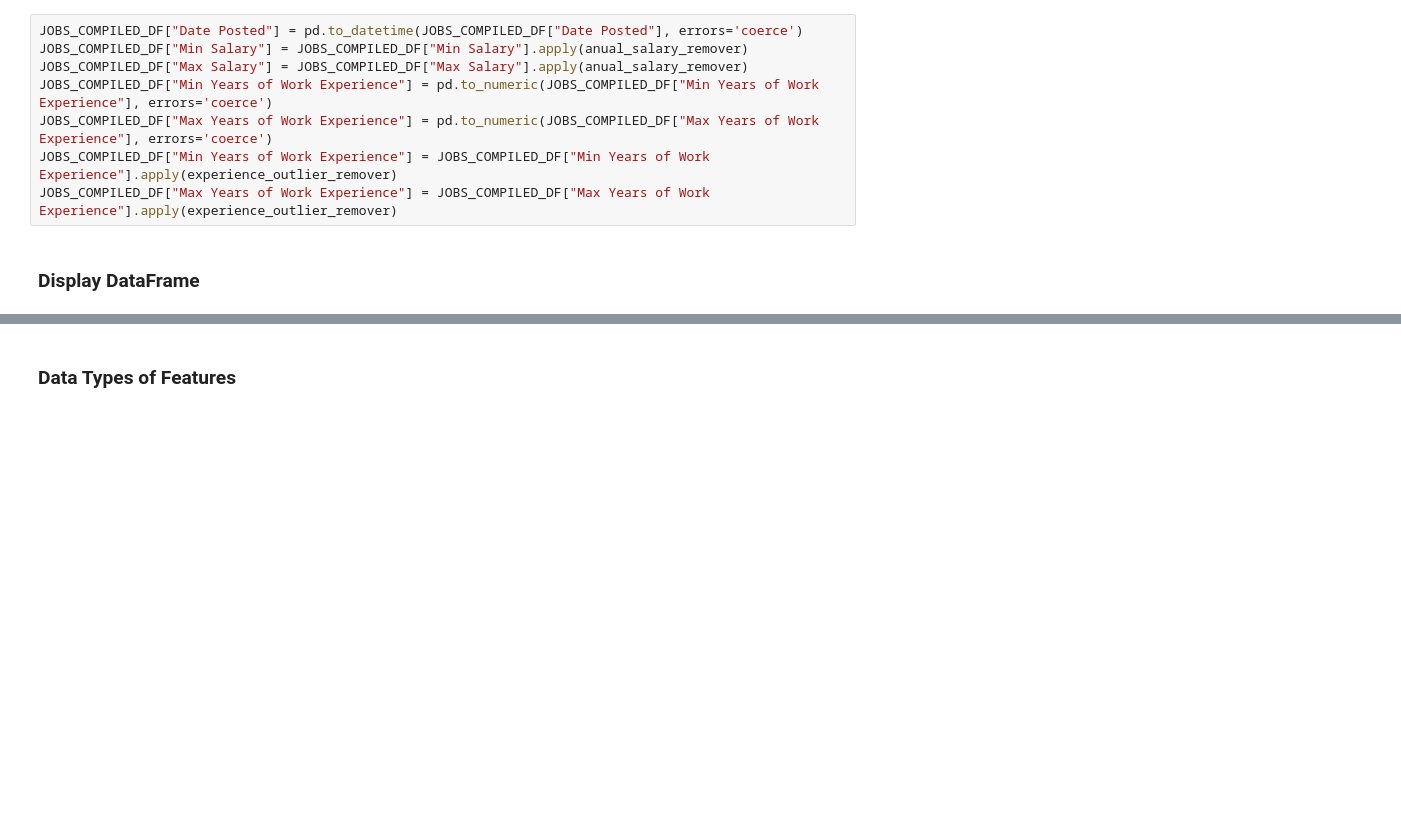
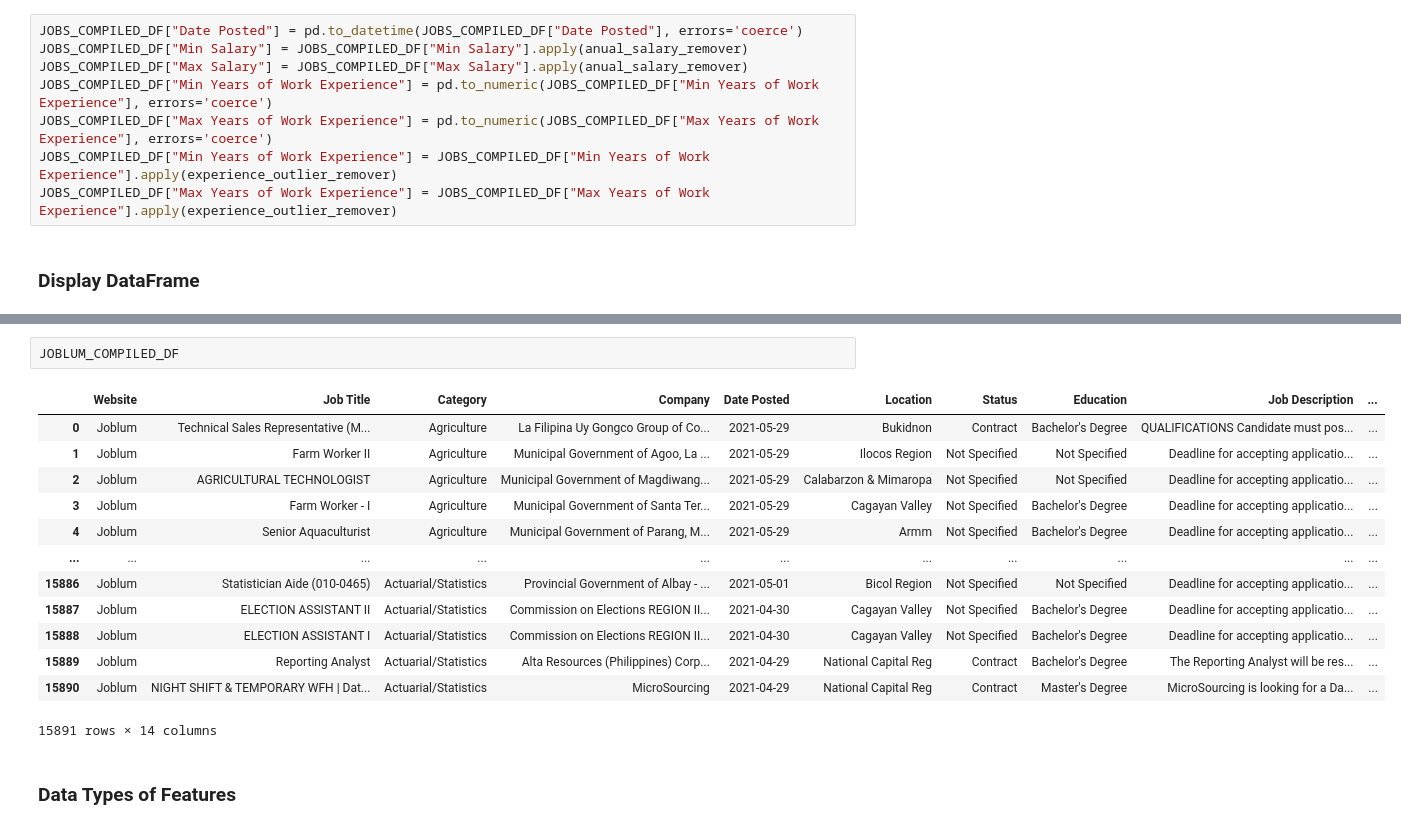
Before and after one commit to mcbsanchez/Trifacta-DATAPRE, a Jupyter notebook: MCO1/Trifacta_EDA_Compiled.ipynb, the cells around one changed output, grey strips where cells are left out. Saved outputs shown, nothing was run; the diff lists cells and outputs as text; blank space fills up the shorter version.

```diff
--- a/MCO1/Trifacta_EDA_Compiled.ipynb
+++ b/MCO1/Trifacta_EDA_Compiled.ipynb
@@ -149,3 +133,19 @@ JOBS_COMPILED_DF
+# %%
+JOBLUM_COMPILED_DF
+# %% [output]
+|  | Website | Job Title | Category | Company | Date Posted | Location | Status | Education | Job Description | ... |
+| 0 | Joblum | Technical Sales Representative (M... | Agriculture | La Filipina Uy Gongco Group of Co... | 2021-05-29 | Bukidnon | Contract | Bachelor's Degree | QUALIFICATIONS Candidate must pos... | ... |
+| 1 | Joblum | Farm Worker II | Agriculture | Municipal Government of Agoo, La ... | 2021-05-29 | Ilocos Region | Not Specified | Not Specified | Deadline for accepting applicatio... | ... |
+| 2 | Joblum | AGRICULTURAL TECHNOLOGIST | Agriculture | Municipal Government of Magdiwang... | 2021-05-29 | Calabarzon & Mimaropa | Not Specified | Not Specified | Deadline for accepting applicatio... | ... |
+| 3 | Joblum | Farm Worker - I | Agriculture | Municipal Government of Santa Ter... | 2021-05-29 | Cagayan Valley | Not Specified | Bachelor's Degree | Deadline for accepting applicatio... | ... |
+| 4 | Joblum | Senior Aquaculturist | Agriculture | Municipal Government of Parang, M... | 2021-05-29 | Armm | Not Specified | Bachelor's Degree | Deadline for accepting applicatio... | ... |
+| ... | ... | ... | ... | ... | ... | ... | ... | ... | ... | ... |
+| 15886 | Joblum | Statistician Aide (010-0465) | Actuarial/Statistics | Provincial Government of Albay - ... | 2021-05-01 | Bicol Region | Not Specified | Not Specified | Deadline for accepting applicatio... | ... |
+| 15887 | Joblum | ELECTION ASSISTANT II | Actuarial/Statistics | Commission on Elections REGION II... | 2021-04-30 | Cagayan Valley | Not Specified | Bachelor's Degree | Deadline for accepting applicatio... | ... |
+| 15888 | Joblum | ELECTION ASSISTANT I | Actuarial/Statistics | Commission on Elections REGION II... | 2021-04-30 | Cagayan Valley | Not Specified | Bachelor's Degree | Deadline for accepting applicatio... | ... |
+| 15889 | Joblum | Reporting Analyst | Actuarial/Statistics | Alta Resources (Philippines) Corp... | 2021-04-29 | National Capital Reg | Contract | Bachelor's Degree | The Reporting Analyst will be res... | ... |
+| 15890 | Joblum | NIGHT SHIFT & TEMPORARY WFH | Dat... | Actuarial/Statistics | MicroSourcing | 2021-04-29 | National Capital Reg | Contract | Master's Degree | MicroSourcing is looking for a Da... | ... |
+15891 rows × 14 columns
 # %% [markdown]
 ### Data Types of Features
 # %%
```
Also changed, not shown: parts of 1 cell of this notebook, 1 other file.
